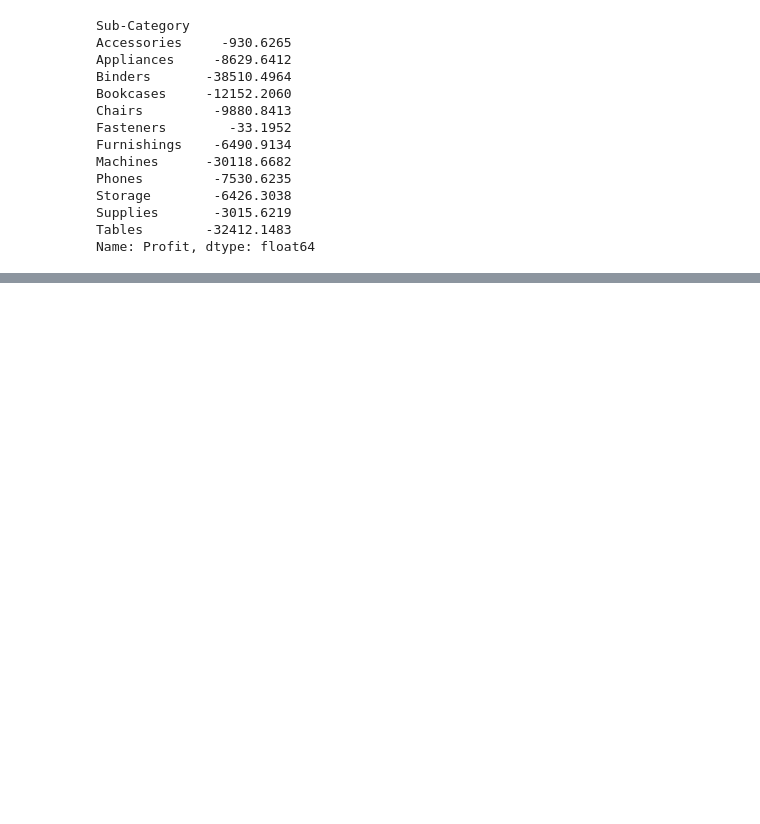
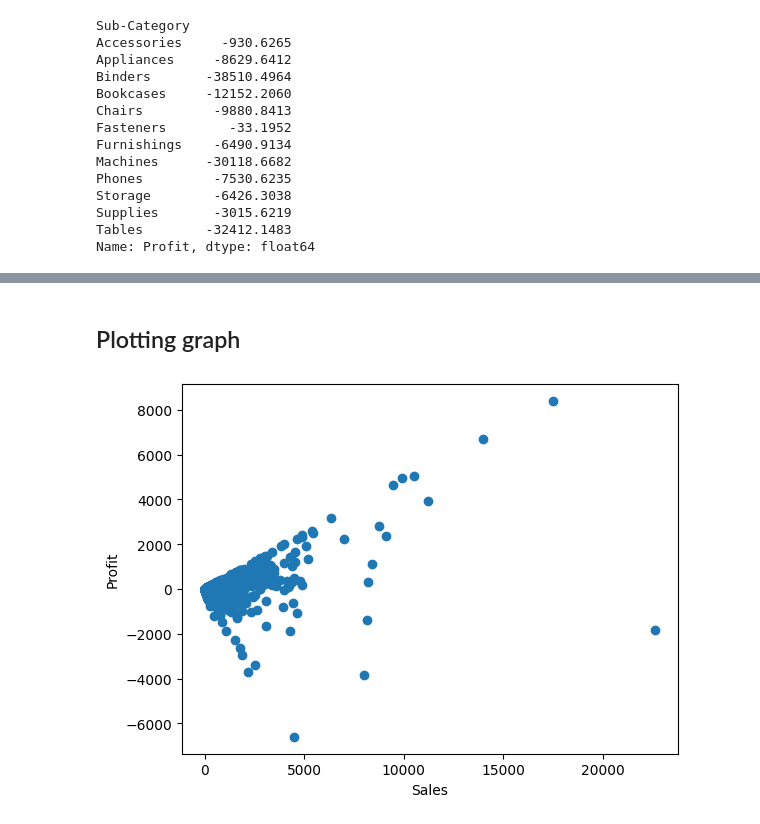
Before and after one commit to AdiXjaiswal/Sales-Dashboard, a Jupyter notebook: sales_dashboard.ipynb, the cells around one changed output, grey strips where cells are left out. Drawn from its saved outputs; the diff is of its cells as text; code cells hidden in the pictures; blank space fills up the shorter version.

```diff
--- a/sales_dashboard.ipynb
+++ b/sales_dashboard.ipynb
@@ -170,0 +212,10 @@ Name: Profit, dtype: float64
+# %% [markdown]
+## Plotting graph
+# %%
+import matplotlib.pyplot as plt
+plt.scatter(df["Sales"], df["Profit"])
+plt.xlabel("Sales")
+plt.ylabel("Profit")
+plt.show()
+# %% [output]
+[figure, added]
```
Also changed, not shown: parts of 2 cells of this notebook.
